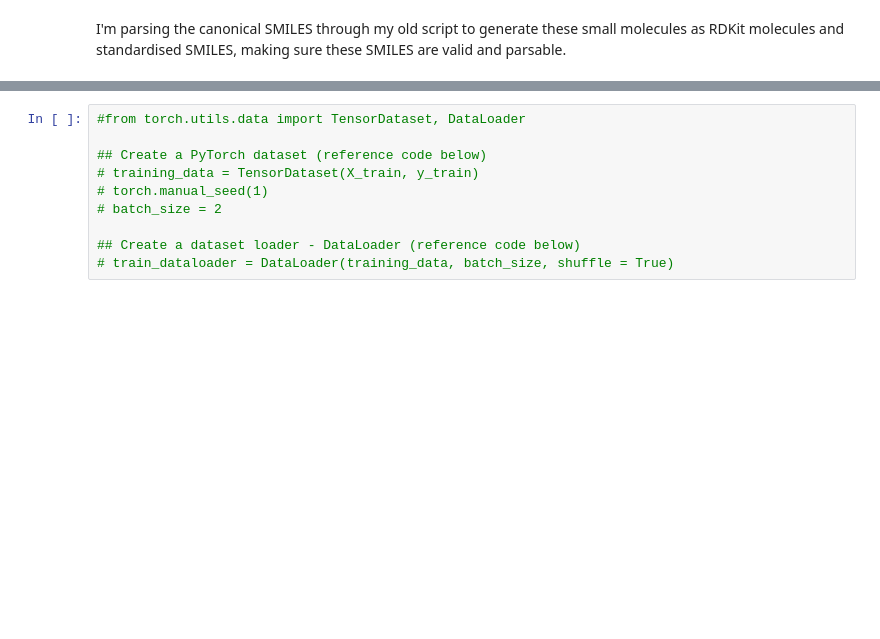
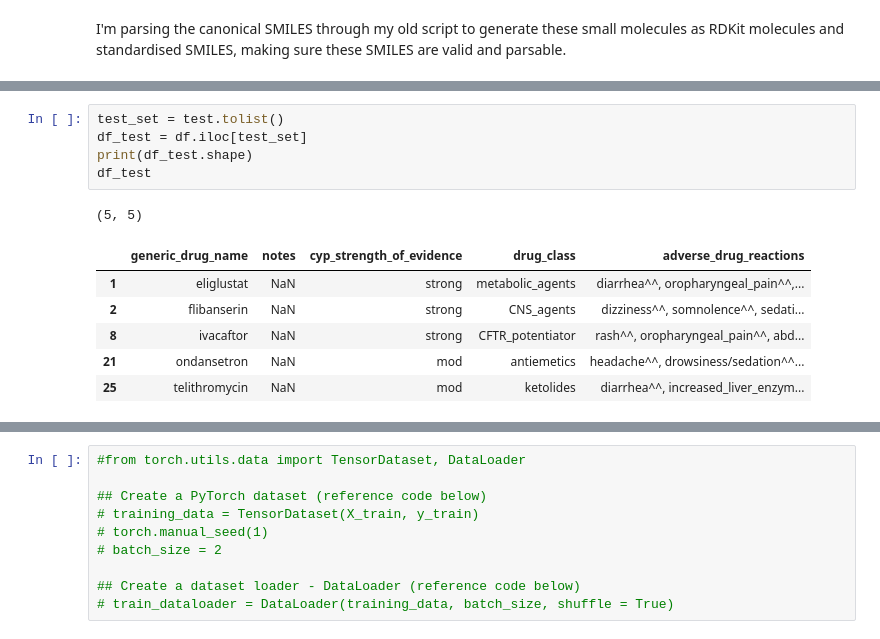
Before and after one commit to jhylin/Adverse_drug_reactions, a Jupyter notebook: ADR_test.ipynb, the cells around one changed output, grey strips where cells are left out. Drawn from its saved outputs; the diff is of its cells as text; blank space fills up the shorter version.

```diff
--- a/ADR_test.ipynb
+++ b/ADR_test.ipynb
@@ -268,0 +251,13 @@ tensor([ 2,  3,  7,  9, 15, 18, 24])
+# %%
+test_set = test.tolist()
+df_test = df.iloc[test_set]
+print(df_test.shape)
+df_test
+# %% [output]
+(5, 5)
+|  | generic_drug_name | notes | cyp_strength_of_evidence | drug_class | adverse_drug_reactions |
+| 1 | eliglustat | NaN | strong | metabolic_agents | diarrhea^^, oropharyngeal_pain^^,... |
+| 2 | flibanserin | NaN | strong | CNS_agents | dizziness^^, somnolence^^, sedati... |
+| 8 | ivacaftor | NaN | strong | CFTR_potentiator | rash^^, oropharyngeal_pain^^, abd... |
+| 21 | ondansetron | NaN | mod | antiemetics | headache^^, drowsiness/sedation^^... |
+| 25 | telithromycin | NaN | mod | ketolides | diarrhea^^, increased_liver_enzym... |
```
Also changed, not shown: parts of 20 cells of this notebook.
